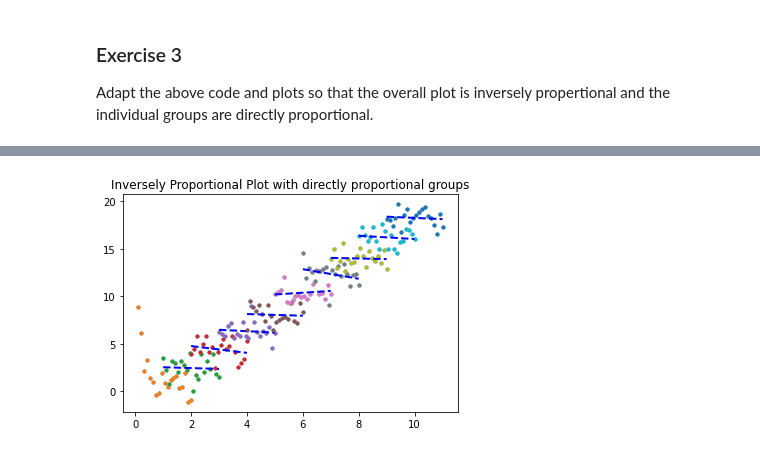
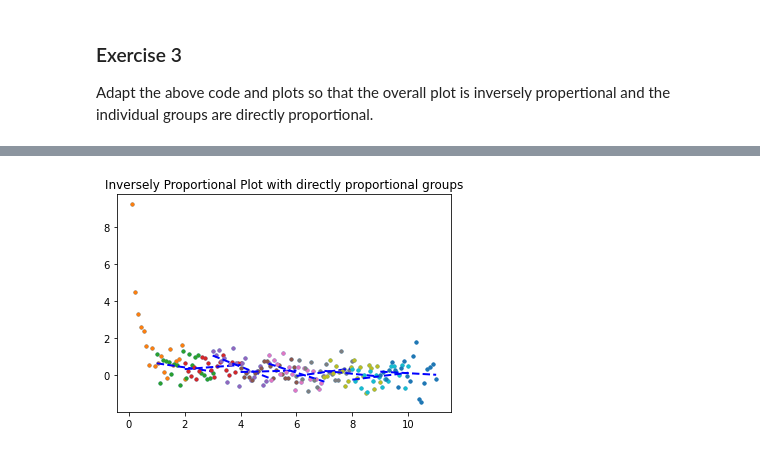
Before and after one commit to G00232918/funddata-assessment, a Jupyter notebook: practicals/04 - Outlier - Exercises.ipynb, the cells around one changed output, grey strips where cells are left out. Cells and saved outputs as stored; diff of their text form; code cells hidden in the pictures.

```diff
--- a/practicals/04 - Outlier - Exercises.ipynb
+++ b/practicals/04 - Outlier - Exercises.ipynb
@@ -289,35 +289,35 @@ xs = np.array([np.linspace(i, i + 2.0, 20) for i in range(10)])
 # https://www.mathsisfun.com/numbers/inverse.html
 # if you divide by 1 you will get the inverse values
 
-ys = np.array([1/(xs[i]) + 2 * i for i in range(len(xs))])
+ys = np.array([1/(xs[i]) for i in range(len(xs))])
 
 # Add some noise
-ys = ys + np.random.normal(0.0, 1.0, ys.shape)
+ys = ys + np.random.normal(0.0, 0.5, ys.shape)
 
 #Create a global list of x and y values
 x = xs.flatten()
 y = ys.flatten()
 
 #Plotting the inverse value on the y axis
 plt.plot(x, y, '.');
 
 for i in range(len(xs)):
 
     # Plot this category, with inverse of ys
     plt.plot(xs[i], ys[i], '.')
 
     # Fit line to category with inverse of ys[i]
     m, c = np.polyfit(xs[i], ys[i], 1)
 
     # Create steadily increasing x range for plot.
     xbestfit = np.linspace(xs[i].min(), xs[i].max(), 50)
 
     # Corresponding y values based on best fit line.
     ybestfit = m * xbestfit + c
 
     # Plot best fit line for category.
 
     plt.plot(xbestfit, ybestfit, 'b--', linewidth=2);
     plt.title("Inversely Proportional Plot with directly proportional groups")
 # %% [output]
-[figure, old version]
+[figure, new version]
```
Also changed, not shown: parts of 4 cells of this notebook.
